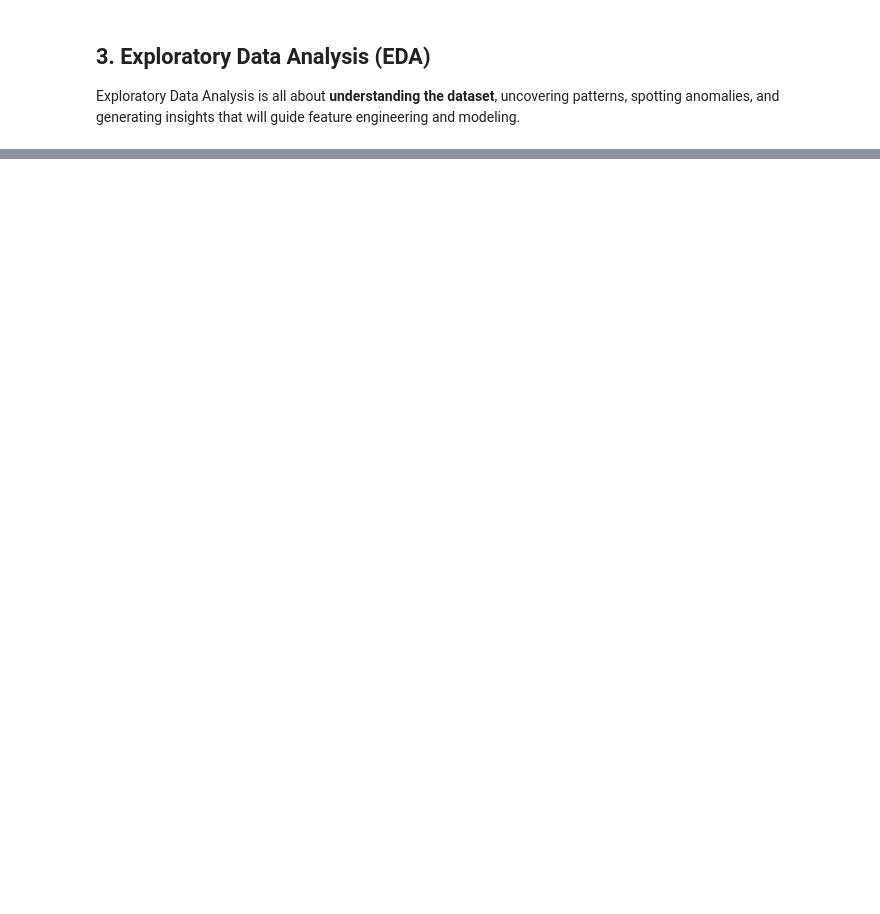
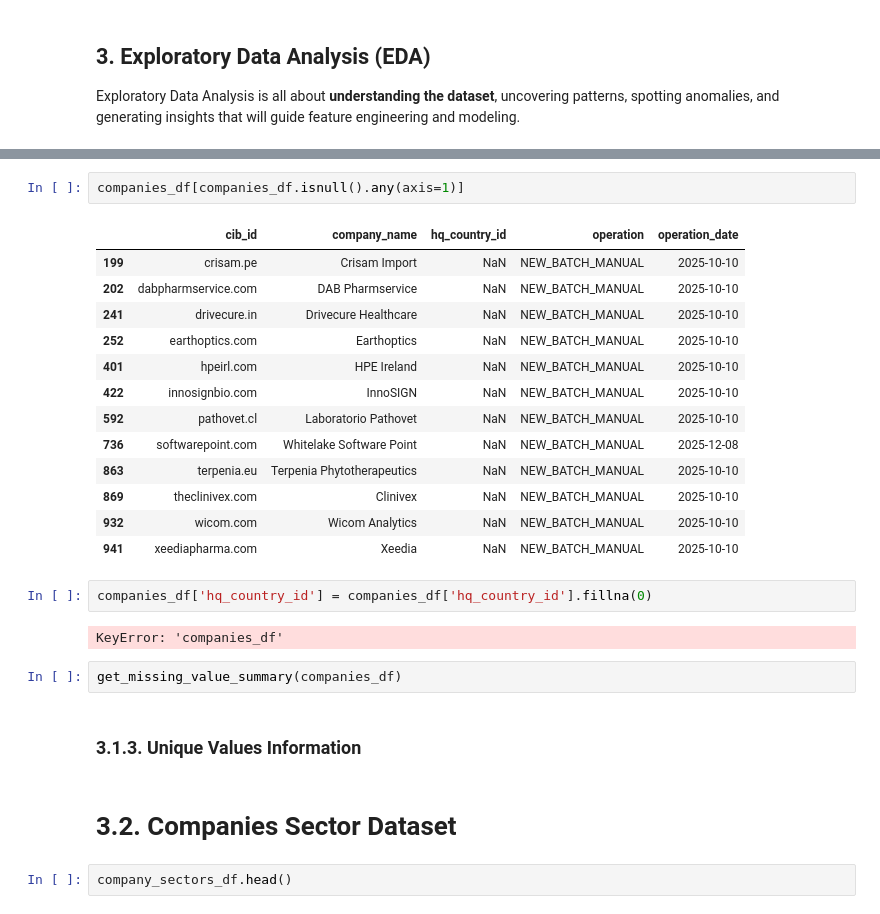
Before and after one commit to saricmilos/coding-challenge, a Jupyter notebook: notebooks/coding_challenge.ipynb, the cells around one changed output, grey strips where cells are left out. Saved outputs shown, nothing was run; the diff lists cells and outputs as text; blank space fills up the shorter version.

Commit message:
Cleaned the datasets

```diff
--- a/notebooks/coding_challenge.ipynb
+++ b/notebooks/coding_challenge.ipynb
@@ -240,0 +301,28 @@ Exploratory Data Analysis is all about **understanding the dataset**, uncovering
+# %%
+companies_df[companies_df.isnull().any(axis=1)]
+# %% [output]
+|  | cib_id | company_name | hq_country_id | operation | operation_date |
+| 199 | crisam.pe | Crisam Import | NaN | NEW_BATCH_MANUAL | 2025-10-10 |
+| 202 | dabpharmservice.com | DAB Pharmservice | NaN | NEW_BATCH_MANUAL | 2025-10-10 |
+| 241 | drivecure.in | Drivecure Healthcare | NaN | NEW_BATCH_MANUAL | 2025-10-10 |
+| 252 | earthoptics.com | Earthoptics | NaN | NEW_BATCH_MANUAL | 2025-10-10 |
+| 401 | hpeirl.com | HPE Ireland | NaN | NEW_BATCH_MANUAL | 2025-10-10 |
+| 422 | innosignbio.com | InnoSIGN | NaN | NEW_BATCH_MANUAL | 2025-10-10 |
+| 592 | pathovet.cl | Laboratorio Pathovet | NaN | NEW_BATCH_MANUAL | 2025-10-10 |
+| 736 | softwarepoint.com | Whitelake Software Point | NaN | NEW_BATCH_MANUAL | 2025-12-08 |
+| 863 | terpenia.eu | Terpenia Phytotherapeutics | NaN | NEW_BATCH_MANUAL | 2025-10-10 |
+| 869 | theclinivex.com | Clinivex | NaN | NEW_BATCH_MANUAL | 2025-10-10 |
+| 932 | wicom.com | Wicom Analytics | NaN | NEW_BATCH_MANUAL | 2025-10-10 |
+| 941 | xeediapharma.com | Xeedia | NaN | NEW_BATCH_MANUAL | 2025-10-10 |
+# %%
+companies_df['hq_country_id'] = companies_df['hq_country_id'].fillna(0)
+# %% [output]
+KeyError: 'companies_df'
+# %%
+get_missing_value_summary(companies_df)
+# %% [markdown]
+### **3.1.3. Unique Values Information**
+# %% [markdown]
+# **3.2. Companies Sector Dataset**
+# %%
+company_sectors_df.head()
```
Also changed, not shown: parts of 38 cells of this notebook.
